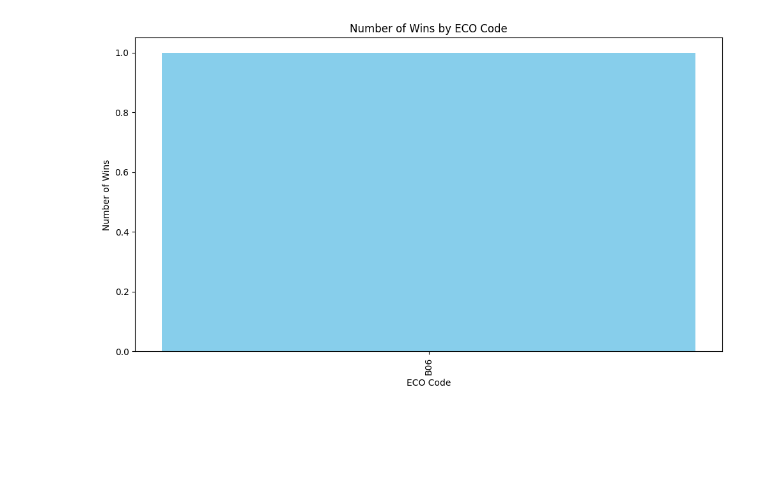
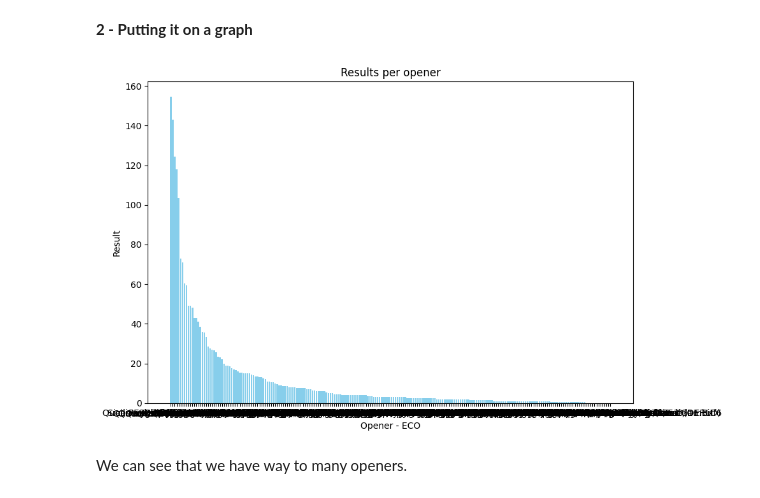
Before and after one commit to PastMatter/PR24MVDBACSAJR, a Jupyter notebook: Opener_wins.ipynb, the cells around one changed output. Drawn from its saved outputs; the diff is of its cells as text; code cells hidden in the pictures; blank space fills up the shorter version.

```diff
--- a/Opener_wins.ipynb
+++ b/Opener_wins.ipynb
@@ -50,24 +50,26 @@ TypeError: 'float' object is not iterable
-# %%
-wins_per_eco = {eco: sum(1 for result in results if result == 1.0) for eco, results in mag_games.items()}
-
-
-import matplotlib.pyplot as plt
-
-# Extracting ECO codes and the corresponding number of wins
-eco_codes = list(wins_per_eco.keys())
-wins = list(wins_per_eco.values())
-
-# Creating the bar chart
-plt.figure(figsize=(10, 6))  # Adjust the figure size as necessary
-plt.bar(eco_codes, wins, color='skyblue')  # You can change the color
-
-plt.xlabel('ECO Code')
-plt.ylabel('Number of Wins')
-plt.title('Number of Wins by ECO Code')
-plt.xticks(rotation=90)  # Rotate the ECO codes on the x-axis for better readability
-
-# Display the plot
-plt.tight_layout()  # Adjust layout to not cut off labels
-plt.show()
-# %% [output]
-[figure, removed]
+# %% [markdown]
+**2 - Putting it on a graph**
+# %%
+# Sorting the graph DESC
+sorted_games = dict(sorted(games.items(), key=lambda item: item[1], reverse=True))
+
+import matplotlib.pyplot as plt
+
+# Extracting ECO codes and the corresponding values after sorting
+eco_codes = list(sorted_games.keys())
+values = list(sorted_games.values())
+
+
+plt.figure(figsize=(10, 6))
+plt.bar(eco_codes, values, color='skyblue')
+
+plt.xlabel('Opener - ECO')
+plt.ylabel('Result')
+plt.title('Results per opener')
+
+plt.tight_layout()
+plt.show()
+# %% [output]
+[figure, added]
+# %% [markdown]
+We can see that we have way to many openers.
```
Also changed, not shown: parts of 6 cells of this notebook.
